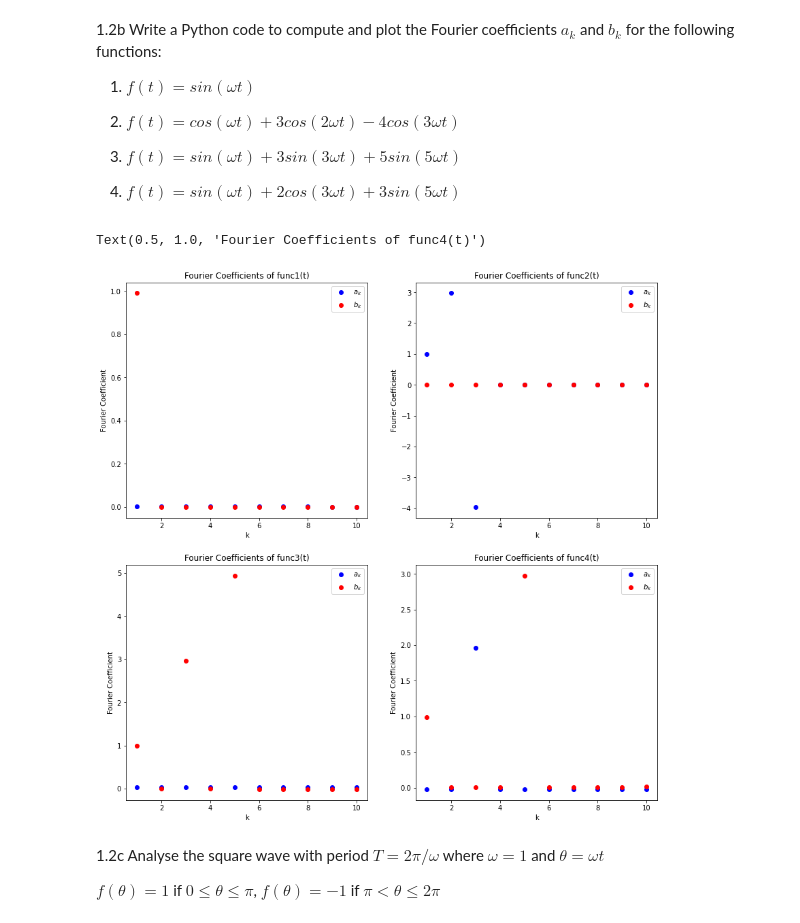
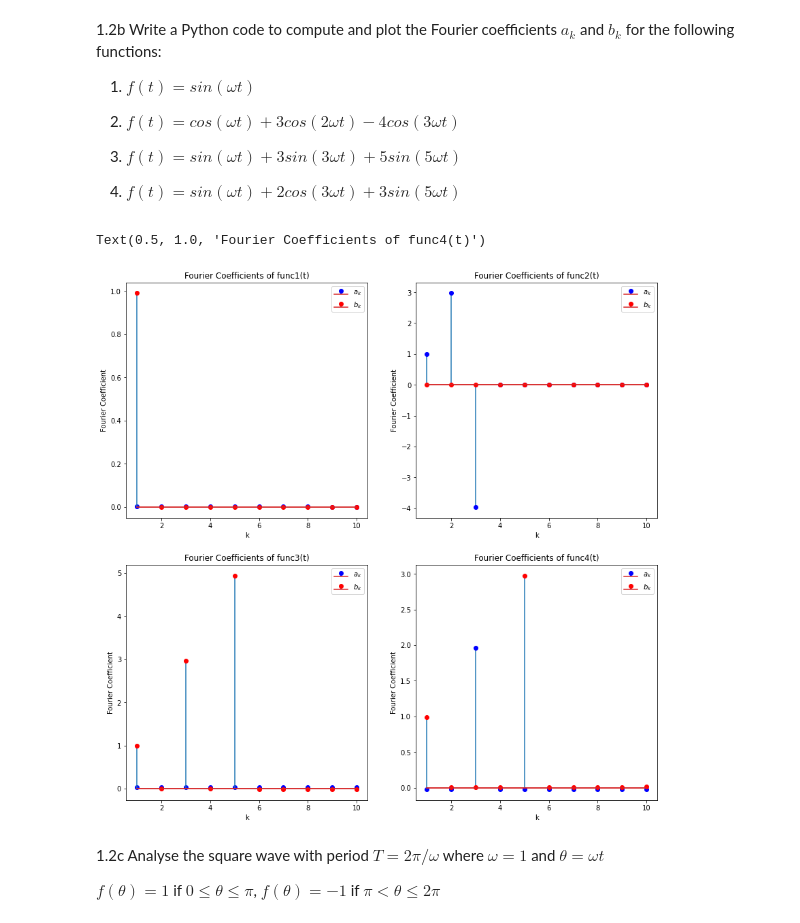
Before and after one commit to jaredrc8/Computational-Physics, a Jupyter notebook: Assignment 4/1_fourierseries_periodic.ipynb, the cells around one changed output. Drawn from its saved outputs; the diff is of its cells as text; code cells hidden in the pictures.

```diff
--- a/Assignment 4/1_fourierseries_periodic.ipynb
+++ b/Assignment 4/1_fourierseries_periodic.ipynb
@@ -126,42 +126,42 @@ for k in K: # For each value of k = 1, 2, 3,..., 10
     for f in range(len(functions)): # For each function
         # Calculate array of ak coefficients
         ak[f,k-1] = fourier_coeff(functions[f], func_ak, T, k, omega)
         # Calculate array of bk coefficients
         bk[f,k-1] = fourier_coeff(functions[f], func_bk, T, k, omega)
 
 
 fig, ax = plt.subplots(2,2,figsize=[14,14])
 # Plot func1 coefficients
-ax[0,0].scatter(K, ak[0,:], color = 'blue', label = '$a_k$')
-ax[0,0].scatter(K, bk[0,:], color = 'red', label = '$b_k$')
+ax[0,0].stem(K, ak[0,:], markerfmt = 'bo', label = '$a_k$')
+ax[0,0].stem(K, bk[0,:], markerfmt = 'ro', label = '$b_k$')
 ax[0,0].legend()
 ax[0,0].set_xlabel("k")
 ax[0,0].set_ylabel("Fourier Coefficient")
 ax[0,0].set_title("Fourier Coefficients of func1(t)")
 # Plot func2 coefficients
-ax[0,1].scatter(K, ak[1,:], color = 'blue', label = '$a_k$')
-ax[0,1].scatter(K, bk[1,:], color = 'red', label = '$b_k$')
+ax[0,1].stem(K, ak[1,:], markerfmt = 'bo', label = '$a_k$')
+ax[0,1].stem(K, bk[1,:], markerfmt = 'ro', label = '$b_k$')
 ax[0,1].legend()
 ax[0,1].set_xlabel("k")
 ax[0,1].set_ylabel("Fourier Coefficient")
 ax[0,1].set_title("Fourier Coefficients of func2(t)")
 # Plot func3 coefficients
-ax[1,0].scatter(K, ak[2,:], color = 'blue', label = '$a_k$')
-ax[1,0].scatter(K, bk[2,:], color = 'red', label = '$b_k$')
+ax[1,0].stem(K, ak[2,:], markerfmt = 'bo', label = '$a_k$')
+ax[1,0].stem(K, bk[2,:], markerfmt = 'ro', label = '$b_k$')
 ax[1,0].legend()
 ax[1,0].set_xlabel("k")
 ax[1,0].set_ylabel("Fourier Coefficient")
 ax[1,0].set_title("Fourier Coefficients of func3(t)")
 # Plot func4 coefficients
-ax[1,1].scatter(K, ak[3,:], color = 'blue', label = '$a_k$')
-ax[1,1].scatter(K, bk[3,:], color = 'red', label = '$b_k$')
+ax[1,1].stem(K, ak[3,:], markerfmt = 'bo', label = '$a_k$')
+ax[1,1].stem(K, bk[3,:], markerfmt = 'ro', label = '$b_k$')
 ax[1,1].legend()
 ax[1,1].set_xlabel("k")
 ax[1,1].set_ylabel("Fourier Coefficient")
 ax[1,1].set_title("Fourier Coefficients of func4(t)")
 # %% [output]
 Text(0.5, 1.0, 'Fourier Coefficients of func4(t)')
-[figure, old version]
+[figure, new version]
 # %% [markdown]
 1.2c Analyse the square wave with period $T=2\pi / \omega$ where $\omega = 1$ and $\theta = \omega t$
 
```
Also changed, not shown: parts of 2 cells of this notebook, 10 other files.
